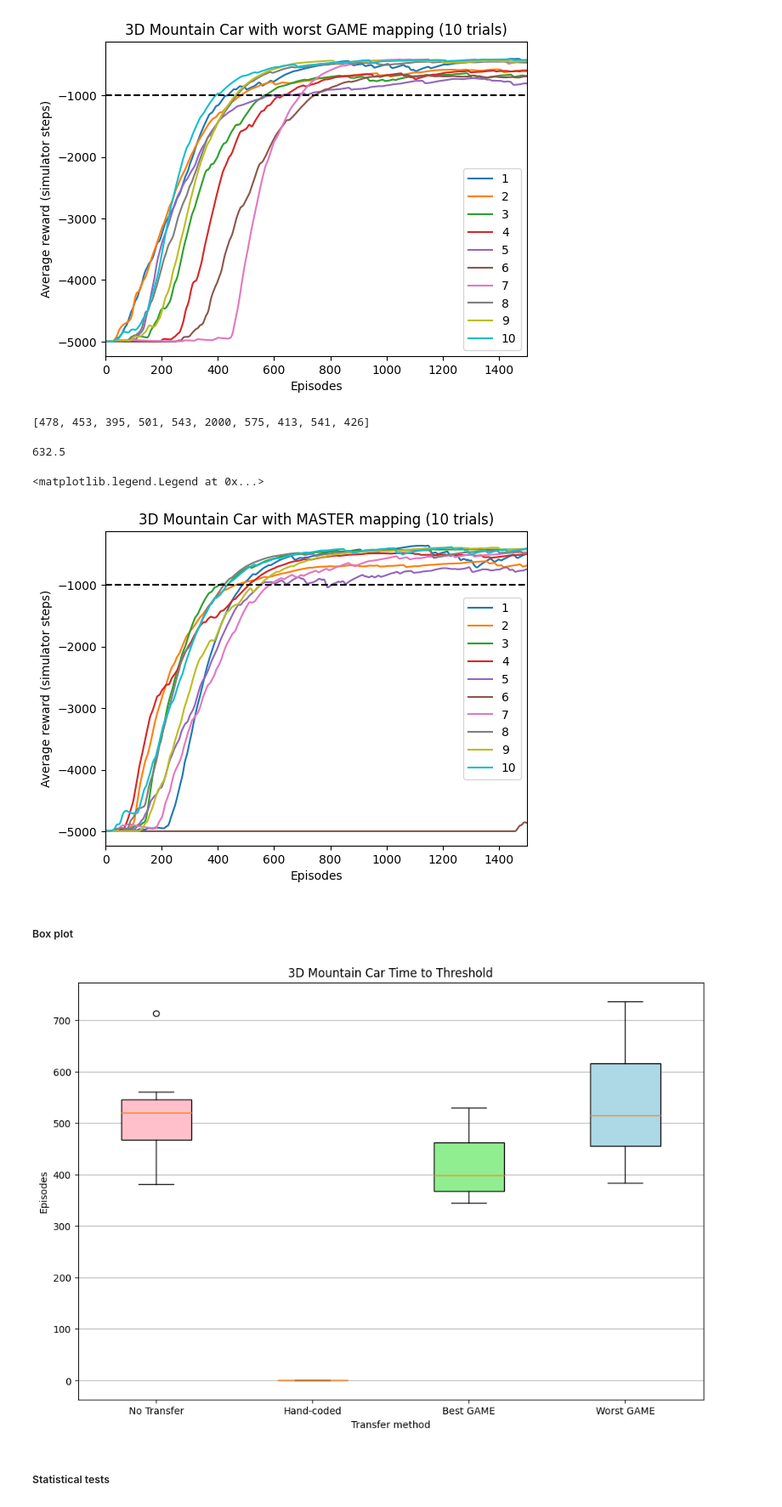
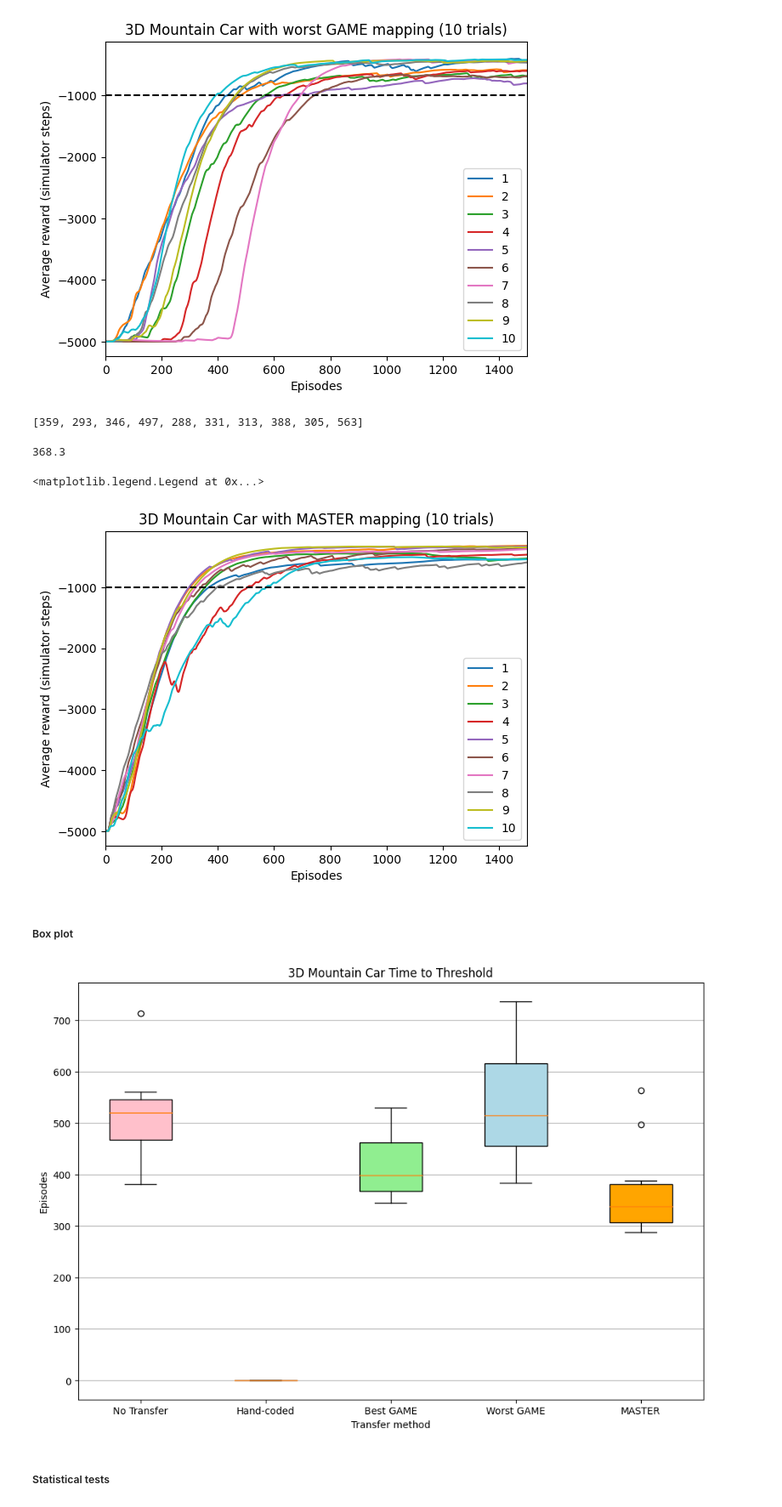
Before and after one commit to duyminh1998/GAME, a Jupyter notebook: notebooks/stats_test_2.ipynb, the cells around one changed output. Shown at 85% size. Drawn from its saved outputs; the diff is of its cells as text; code cells hidden in the pictures.

```diff
--- a/notebooks/stats_test_2.ipynb
+++ b/notebooks/stats_test_2.ipynb
@@ -404,7 +404,7 @@ plt.legend()
 <matplotlib.legend.Legend at 0x...>
 [figure]
 # %%
-MC3D_train_transfer_MASTER_folder_path = os.path.join(config_data['output_path'], 'Final Presentation', '11142022 Train MC3D With Transfer Mapping 0101master')
+MC3D_train_transfer_MASTER_folder_path = os.path.join(config_data['output_path'], '01022023 Train MC3D With QValue Transfer Mapping master')
 MC3D_train_transfer_MASTER_filepath = os.path.join(MC3D_train_transfer_MASTER_folder_path, 'eval_3DMC_a0.75_l0.99_e0.01_nt8.csv')
 df = pd.read_csv(MC3D_train_transfer_MASTER_filepath, index_col=False)
 all_output_X, all_output_Y, all_output_eps, avg_output_X, avg_output_Y, avg_output_eps = plot_MC(df, trials)
@@ -421,11 +421,11 @@ for trial in range(trials):
 # %%
 MC3D_transfer_MASTER_ttt
 # %% [output]
-[478, 453, 395, 501, 543, 2000, 575, 413, 541, 426]
+[359, 293, 346, 497, 288, 331, 313, 388, 305, 563]
 # %%
 np.mean(MC3D_transfer_MASTER_ttt)
 # %% [output]
-632.5
+368.3
 # %%
 for trial in range(trials):
     plt.plot(all_output_X[trial], all_output_Y[trial], label = '{}'.format(trial + 1))
@@ -438,40 +438,40 @@ plt.title('3D Mountain Car with MASTER mapping (10 trials)')
 plt.legend()
 # %% [output]
 <matplotlib.legend.Legend at 0x...>
-[figure, old version]
+[figure, new version]
 # %% [markdown]
 ##### Box plot
 # %%
 # data = [MC3D_no_transfer_ttt, MC3D_transfer_handcoded_ttt, MC3D_transfer_best_GAME_ttt, MC3D_transfer_worst_GAME_ttt, MC3D_transfer_MASTER_ttt]
 # data_labels = ['No Transfer', 'Hand-coded', 'Best GAME', 'Worst GAME', 'MASTER']
 
-data = [MC3D_no_transfer_ttt, MC3D_transfer_handcoded_ttt, MC3D_transfer_best_GAME_ttt, MC3D_transfer_worst_GAME_ttt]
-data_labels = ['No Transfer', 'Hand-coded', 'Best GAME', 'Worst GAME']
+data = [MC3D_no_transfer_ttt, MC3D_transfer_handcoded_ttt, MC3D_transfer_best_GAME_ttt, MC3D_transfer_worst_GAME_ttt, MC3D_transfer_MASTER_ttt]
+data_labels = ['No Transfer', 'Hand-coded', 'Best GAME', 'Worst GAME', 'MASTER']
 
 fig = plt.figure(figsize =(9, 6))
 
 # Creating axes instance
 ax = fig.add_axes([0, 0, 1, 1])
 
 # Creating plot
 bp = ax.boxplot(data, vert=True, patch_artist=True, labels = data_labels)
 # plt.xticks([1, 2, 3, 4, 5], data_labels)
 
 # fill with colors
-colors = ['pink', 'yellow', 'lightgreen', 'lightblue']
+colors = ['pink', 'yellow', 'lightgreen', 'lightblue', 'orange']
 for patch, color in zip(bp['boxes'], colors):
     patch.set_facecolor(color)
 
 # adding horizontal grid lines
 ax.yaxis.grid(True)
 
 # show plot
 plt.xlabel('Transfer method')
 plt.ylabel('Episodes')
 plt.title('3D Mountain Car Time to Threshold')
 plt.show()
 # %% [output]
-[figure, old version]
+[figure, new version]
 # %% [markdown]
 ##### Statistical tests
 # %%
```
Also changed, not shown: parts of 10 cells of this notebook, 10 other files.
